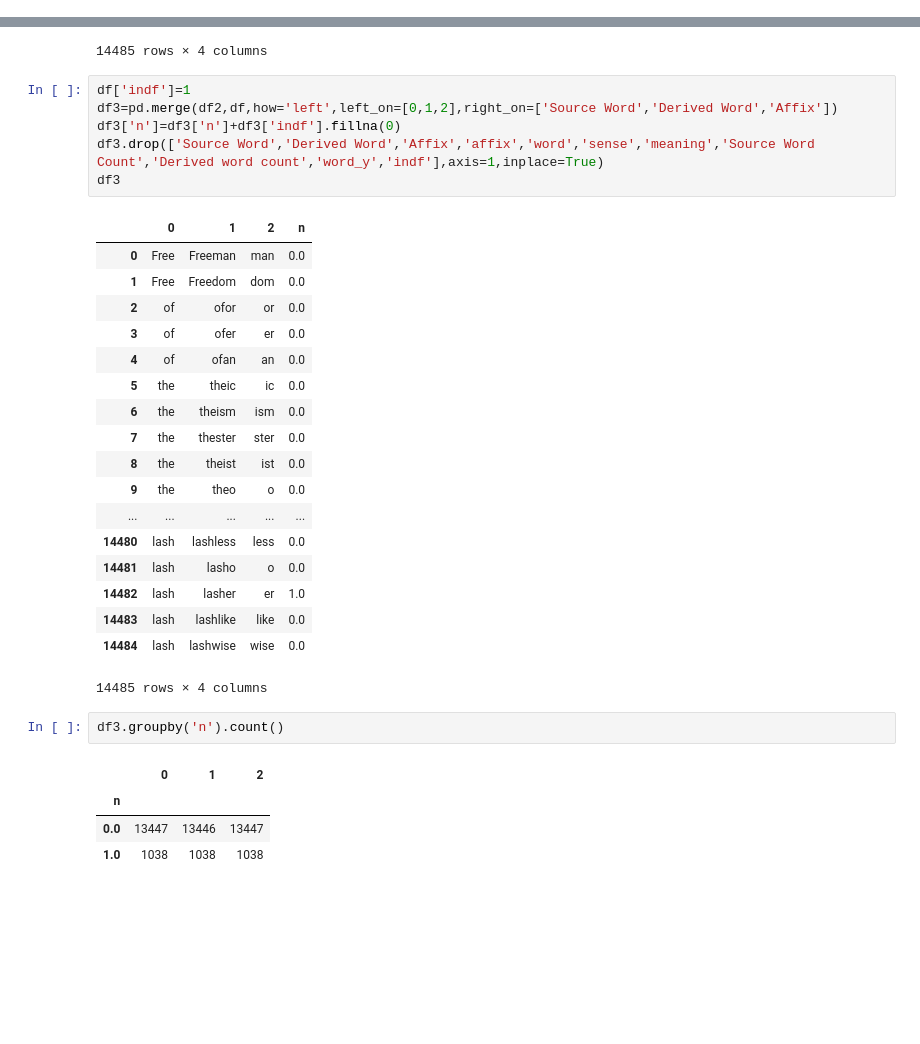
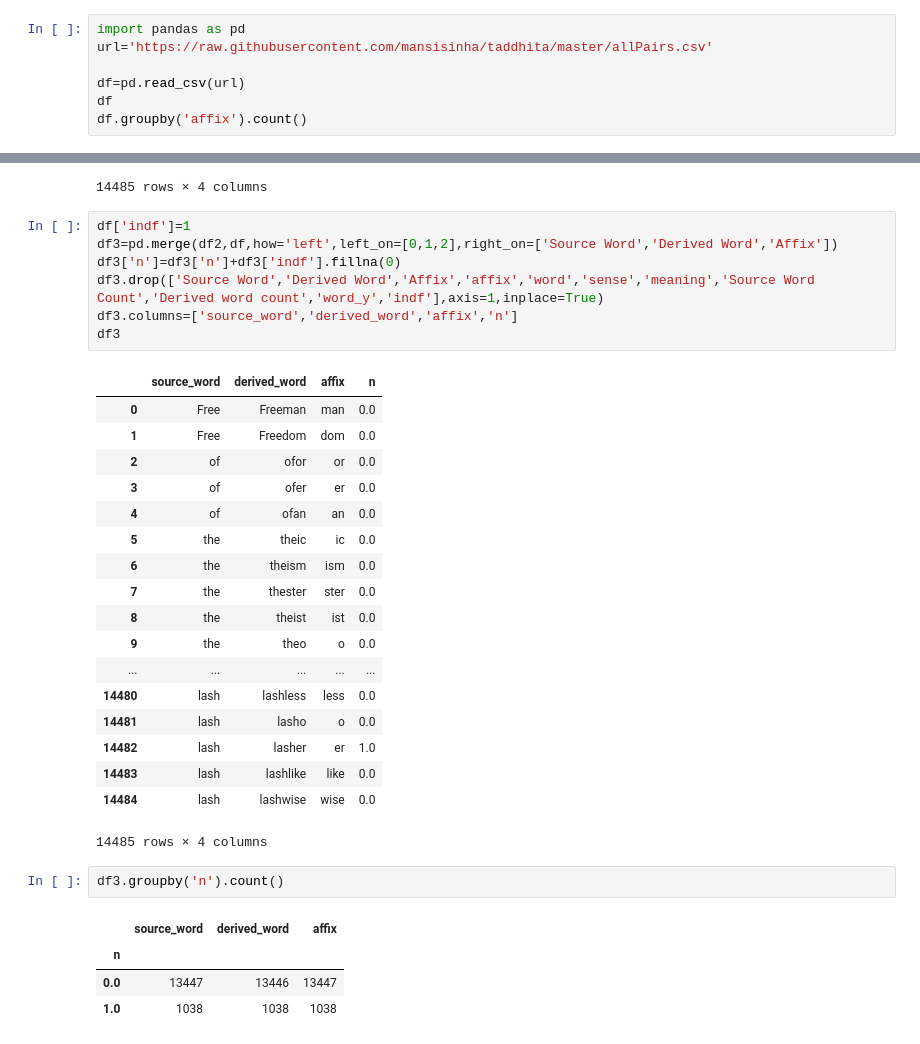
Before and after one commit to mansisinha/taddhita, a Jupyter notebook: Untitled2.ipynb, the cells around one changed output, grey strips where cells are left out. Drawn from its saved outputs; the diff is of its cells as text; blank space fills up the shorter version.

```diff
--- a/Untitled2.ipynb
+++ b/Untitled2.ipynb
@@ -64,3 +9,10 @@ Unpacking objects: 100% (16/16), done.
 !ls taddhita/newPairs.txt
 # %% [output]
 taddhita/newPairs.txt
+# %%
+import pandas as pd
+url='https://raw.githubusercontent.com/mansisinha/taddhita/master/allPairs.csv'
+
+df=pd.read_csv(url)
+df
+df.groupby('affix').count()
@@ -133,11 +104,12 @@ df2
 # %%
 df['indf']=1
 df3=pd.merge(df2,df,how='left',left_on=[0,1,2],right_on=['Source Word','Derived Word','Affix'])
 df3['n']=df3['n']+df3['indf'].fillna(0)
 df3.drop(['Source Word','Derived Word','Affix','affix','word','sense','meaning','Source Word Count','Derived word count','word_y','indf'],axis=1,inplace=True)
+df3.columns=['source_word','derived_word','affix','n']
 df3
 # %% [output]
-|  | 0 | 1 | 2 | n |
+|  | source_word | derived_word | affix | n |
 | 0 | Free | Freeman | man | 0.0 |
 | 1 | Free | Freedom | dom | 0.0 |
 | 2 | of | ofor | or | 0.0 |
@@ -158,7 +130,7 @@ df3
 # %%
 df3.groupby('n').count()
 # %% [output]
-|  | 0 | 1 | 2 |
+|  | source_word | derived_word | affix |
 | n |  |  |  |
 | 0.0 | 13447 | 13446 | 13447 |
 | 1.0 | 1038 | 1038 | 1038 |
```
Also changed, not shown: parts of 7 cells of this notebook.
